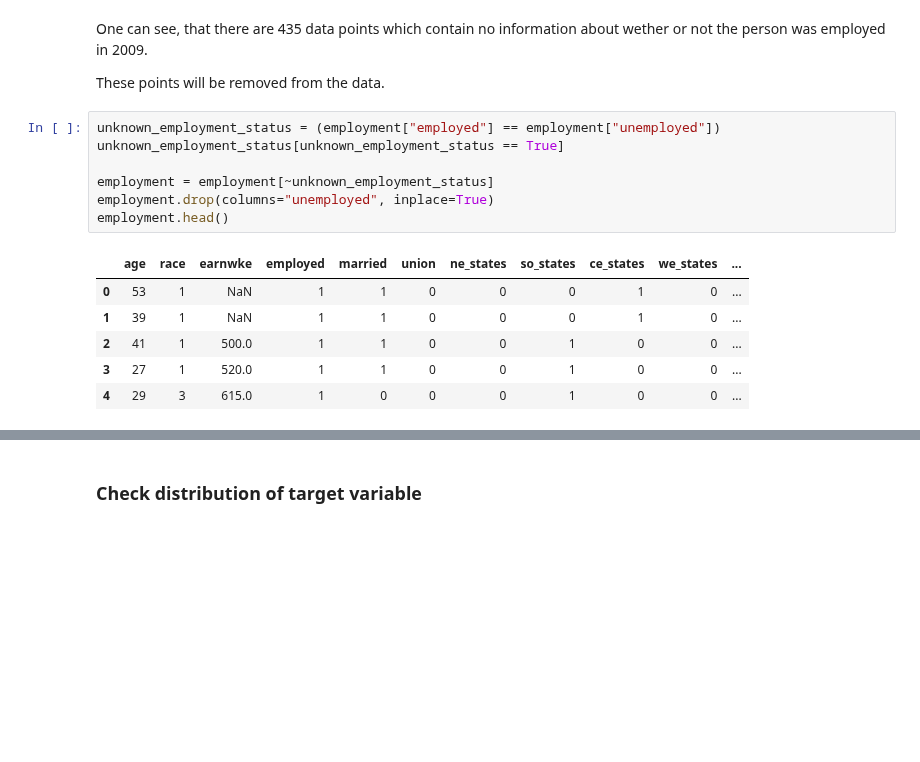
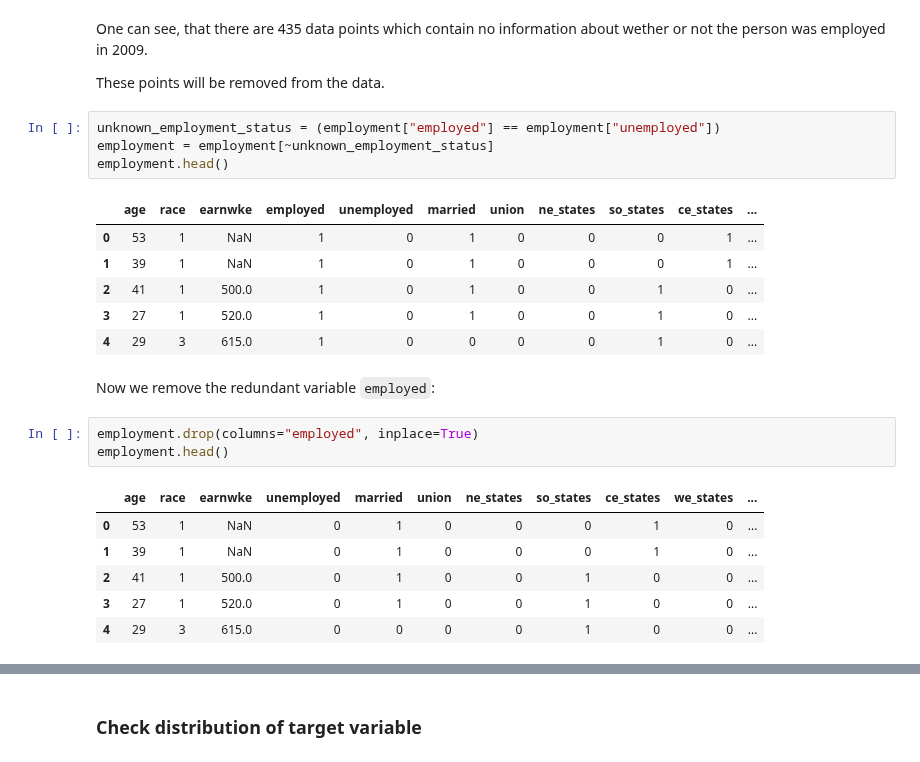
Before and after one commit to u-adrian/PSDA, a Jupyter notebook: 01_Exercise/Aufgabe_3.ipynb, the cells around one changed output, grey strips where cells are left out. Drawn from its saved outputs; the diff is of its cells as text; blank space fills up the shorter version.

```diff
--- a/01_Exercise/Aufgabe_3.ipynb
+++ b/01_Exercise/Aufgabe_3.ipynb
@@ -56,15 +74,24 @@ One can see, that there are 435 data points which contain no information about w
 These points will be removed from the data.
 # %%
 unknown_employment_status = (employment["employed"] == employment["unemployed"])
-unknown_employment_status[unknown_employment_status == True]
-
 employment = employment[~unknown_employment_status]
-employment.drop(columns="unemployed", inplace=True)
 employment.head()
 # %% [output]
-|  | age | race | earnwke | employed | married | union | ne_states | so_states | ce_states | we_states | ... |
-| 0 | 53 | 1 | NaN | 1 | 1 | 0 | 0 | 0 | 1 | 0 | ... |
-| 1 | 39 | 1 | NaN | 1 | 1 | 0 | 0 | 0 | 1 | 0 | ... |
-| 2 | 41 | 1 | 500.0 | 1 | 1 | 0 | 0 | 1 | 0 | 0 | ... |
-| 3 | 27 | 1 | 520.0 | 1 | 1 | 0 | 0 | 1 | 0 | 0 | ... |
-| 4 | 29 | 3 | 615.0 | 1 | 0 | 0 | 0 | 1 | 0 | 0 | ... |
+|  | age | race | earnwke | employed | unemployed | married | union | ne_states | so_states | ce_states | ... |
+| 0 | 53 | 1 | NaN | 1 | 0 | 1 | 0 | 0 | 0 | 1 | ... |
+| 1 | 39 | 1 | NaN | 1 | 0 | 1 | 0 | 0 | 0 | 1 | ... |
+| 2 | 41 | 1 | 500.0 | 1 | 0 | 1 | 0 | 0 | 1 | 0 | ... |
+| 3 | 27 | 1 | 520.0 | 1 | 0 | 1 | 0 | 0 | 1 | 0 | ... |
+| 4 | 29 | 3 | 615.0 | 1 | 0 | 0 | 0 | 0 | 1 | 0 | ... |
+# %% [markdown]
+Now we remove the redundant variable `employed`:
+# %%
+employment.drop(columns="employed", inplace=True)
+employment.head()
+# %% [output]
+|  | age | race | earnwke | unemployed | married | union | ne_states | so_states | ce_states | we_states | ... |
+| 0 | 53 | 1 | NaN | 0 | 1 | 0 | 0 | 0 | 1 | 0 | ... |
+| 1 | 39 | 1 | NaN | 0 | 1 | 0 | 0 | 0 | 1 | 0 | ... |
+| 2 | 41 | 1 | 500.0 | 0 | 1 | 0 | 0 | 1 | 0 | 0 | ... |
+| 3 | 27 | 1 | 520.0 | 0 | 1 | 0 | 0 | 1 | 0 | 0 | ... |
+| 4 | 29 | 3 | 615.0 | 0 | 0 | 0 | 0 | 1 | 0 | 0 | ... |
```
Also changed, not shown: parts of 44 cells of this notebook.
